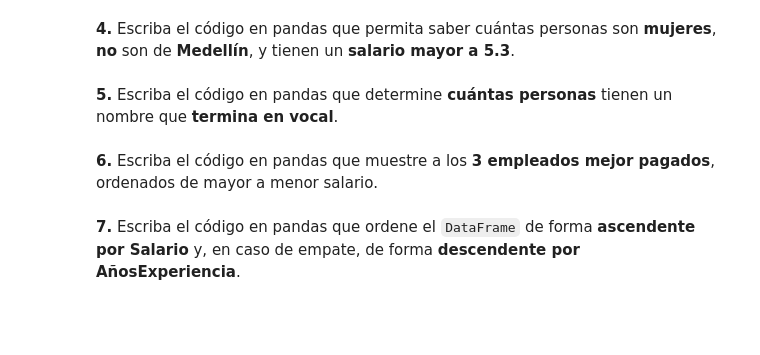
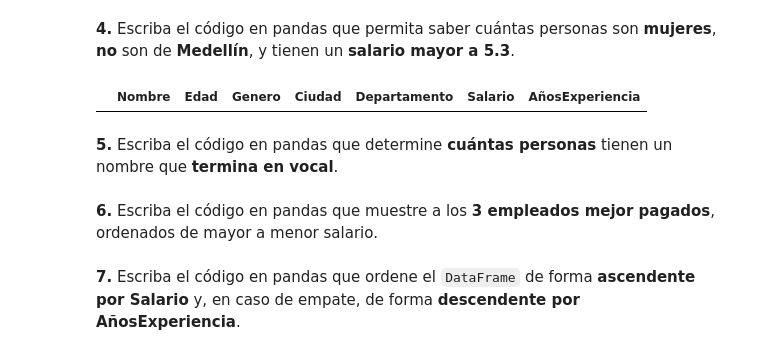
Before and after one commit to IsabellaRenteria/aprendindo2.git_hub, a Jupyter notebook: Taller_Preparcial_Seccion3_Pandas.ipynb, the cells around one changed output. Saved outputs shown, nothing was run; the diff lists cells and outputs as text; code cells hidden in the pictures; blank space fills up the shorter version.

Commit message:
Subseccion2-Punto4:NosonMujeres

```diff
--- a/Taller_Preparcial_Seccion3_Pandas.ipynb
+++ b/Taller_Preparcial_Seccion3_Pandas.ipynb
@@ -229,7 +229,13 @@ df_filtrado3
 # %% [markdown]
 **4.** Escriba el código en pandas que permita saber cuántas personas son **mujeres**, **no** son de **Medellín**, y tienen un **salario mayor a 5.3**.
 # %%
-# Escriba aquí su código
+
+filtro4 = (df['Genero'] == 'Mujeres') & (df['Ciudad'] != 'Medellín') & (df['Salario'] > 5.3)
+
+df_filtrado4 = df[filtro4]
+df_filtrado4
+# %% [output]
+|  | Nombre | Edad | Genero | Ciudad | Departamento | Salario | AñosExperiencia |
 # %% [markdown]
 **5.** Escriba el código en pandas que determine **cuántas personas** tienen un nombre que **termina en vocal**.
 # %%
```
Also changed, not shown: parts of 2 cells of this notebook.
